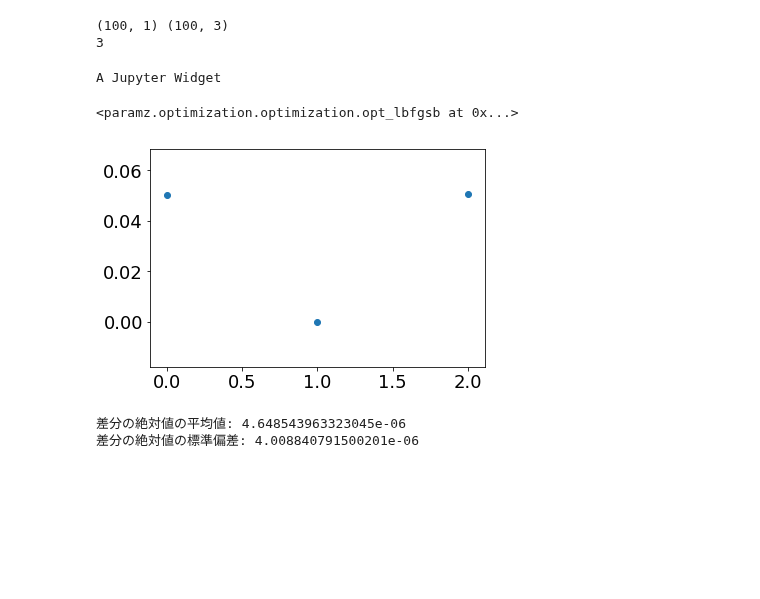
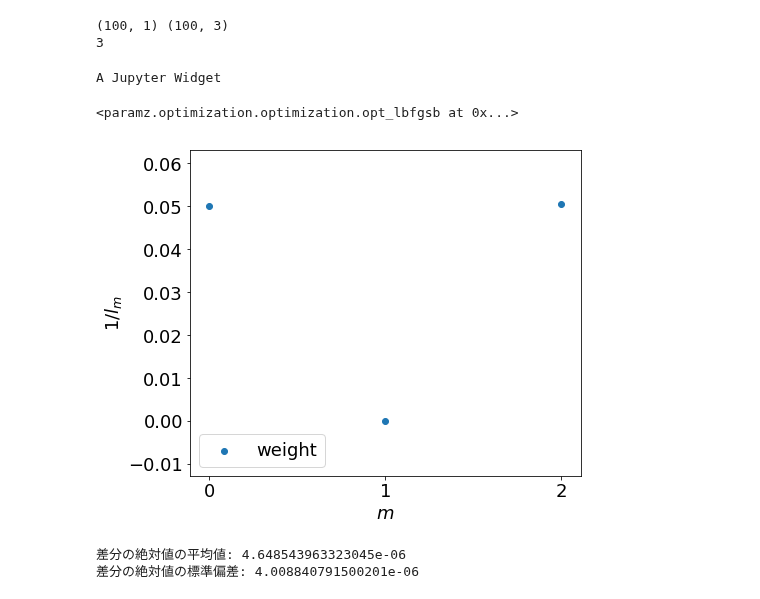
Before and after one commit to seiya-kumada/cct_blog, a Jupyter notebook: automatic_relevance_determination/sample_gp_multi_dim.ipynb, the cells around one changed output. Drawn from its saved outputs; the diff is of its cells as text; code cells hidden in the pictures; blank space fills up the shorter version.

```diff
--- a/automatic_relevance_determination/sample_gp_multi_dim.ipynb
+++ b/automatic_relevance_determination/sample_gp_multi_dim.ipynb
@@ -21,23 +21,36 @@ print(n_features)
 (100, 1) (100, 3)
 3
 # %%
+# カーネルを定義する。
 kernel = GPy.kern.RBF(input_dim=n_features, variance=0.01, ARD=True)
 # kernel = GPy.kern.Matern52(n_features, ARD=True)
+
+# ガウス過程を用いた回帰を行う。
+model = GPy.models.GPRegression(train_xs, train_ys, kernel)
+
+# 最適化（MAP推定）を行う。
+model.optimize(messages=True, max_iters=1e5)
+# %% [output]
+A Jupyter Widget
+<paramz.optimization.optimization.opt_lbfgsb at 0x...>
-# %%
-model = GPy.models.GPRegression(train_xs, train_ys, kernel)
-model.optimize(messages=True, max_iters=1e5)
-# %% [output]
-A Jupyter Widget
-<paramz.optimization.optimization.opt_lbfgsb at 0x...>
 # %%
-# 重み確認。0と1の成分が大きい。期待通り。
+# 学習後のスケール長を取り出す。
 ls = list(model.kern.lengthscale)
+
+# その逆数が説明変数の寄与の大きさ
 weights = [1 / v for v in ls]
+
+plt.figure(figsize=(7, 6))
+plt.ylabel("$1/l_m$")
+plt.xlabel("$m$")
 xs = list(range(len(weights)))
-plt.scatter(xs, weights, marker="o")
+plt.scatter(xs, weights, marker="o", label="weight")
+plt.xticks([0, 1, 2])
+plt.legend(loc="lower left")
+plt.savefig("./gp_images/weights.jpg")
 plt.show()
 # %% [output]
-[figure, old version]
+[figure, new version]
 # %%
 # 訓練後の精度を見る。
 train_pred_mean, train_pred_var = model.predict(train_xs)
```
Also changed, not shown: parts of 1 cell of this notebook, 5 other files.
